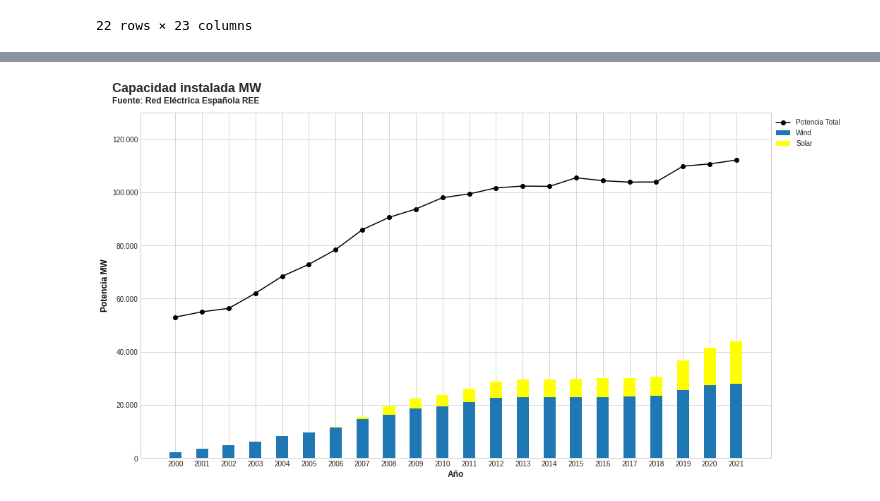
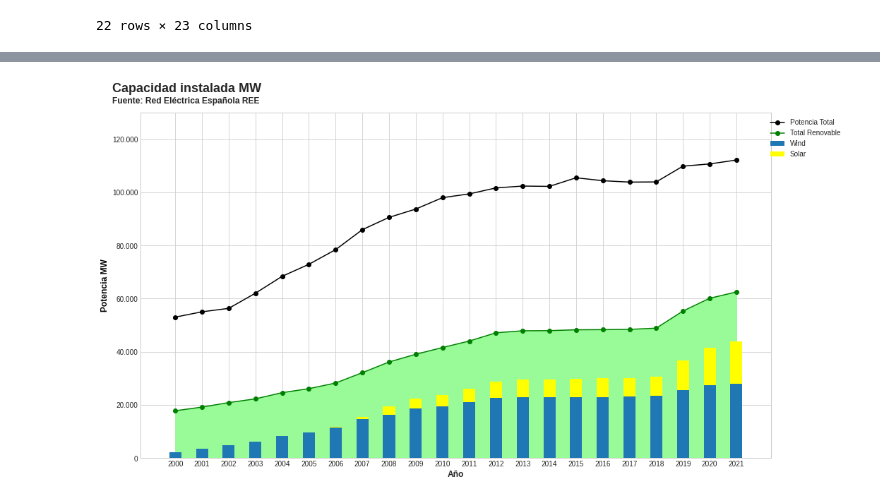
Before and after one commit to castorgit/Renewables-stats, a Jupyter notebook: Renewables_spain_increase.ipynb, the cells around one changed output, grey strips where cells are left out. Drawn from its saved outputs; the diff is of its cells as text; code cells hidden in the pictures.

```diff
--- a/Renewables_spain_increase.ipynb
+++ b/Renewables_spain_increase.ipynb
@@ -78,3 +35,4 @@ Index(['index', 'Hidráulica convencional y mixta', 'Otra Hidráulica',
 # %%
+df1 = df.set_index('(MW)').T.reset_index()
 df1.rename(columns={'index':'Year'}, inplace=True)
-df1
+df1 = df1.fillna(0)
@@ -100,36 +39,42 @@ df1
 # %%
 df1['Solar energy'] = df1['Solar Fotovoltaica']+df1['Solar Térmica']
 df1['Wind'] = df1['Eólica']+df1['Hidroeólica']
+df1['Total hidraulica'] = df1['Hidráulica convencional y mixta']+df1['Otra Hidráulica']
+df1['Total Renovable'] = df1['Solar energy'] + df1['Eólica']+df1['Total hidraulica'] + df1['Otras renovables']+df1['Térmica renovable']
 # %%
 locale.setlocale(locale.LC_ALL, 'es_ES.UTF-8')
 plt.rcParams['axes.formatter.use_locale'] = True
 plt.rcParams["figure.figsize"] = [16,9]
 plt.rcParams["figure.figsize"] = [16,9]
 fig,ax = plt.subplots()
 # make a plot
 
 #ax.set_title('Potencia Instalada por tecnología MW',color="black",fontsize=24)
 ax.plot(df1['Year'],df1['Total       '], color="black", marker="o", label = "Potencia Total")
+ax.plot(df1['Year'],df1['Total Renovable'], color="green", marker="o", label = "Total Renovable")
+
+ax.fill_between(df1['Year'],0, df1['Total Renovable'], color ='palegreen')
+
 ax.set_ylim([0,130000])
 # set x-axis label
 ax.set_xlabel("Año",fontsize=12, fontweight='bold')
 # set y-axis label
 ax.set_ylabel("Potencia MW",color="black",fontsize=12, fontweight='bold')
 
 width = 0.45
 ax.bar(df1['Year'], df1['Wind'], width,  label='Wind')
 ax.bar(df1['Year'], df1['Solar energy'], width,  label='Solar', bottom = df1['Wind'], color='yellow')
 #ax.bar(df1['Year'], df1['Solar Energy'], width,  bottom = (df1['Wind']+df1['Hydro']),
 #       label='Solar', color='red')
 
 #ax.legend(bbox_to_anchor=(1.12, 1), title='Etiquetas')
 ax.legend(bbox_to_anchor=(1.12, 1))
 plt.figtext(0.09, 0.925, "Capacidad instalada MW", fontsize=18, fontweight='bold')
 plt.figtext(0.09, 0.9, "Fuente: Red Eléctrica Española REE", fontsize=12, fontweight='bold')
 
 plt.savefig("capacidad_REE.pdf")
 plt.show()
 
 plt.show()
 # %% [output]
-[figure, old version]
+[figure, new version]
```
Also changed, not shown: parts of 12 cells of this notebook, 1 other file.
